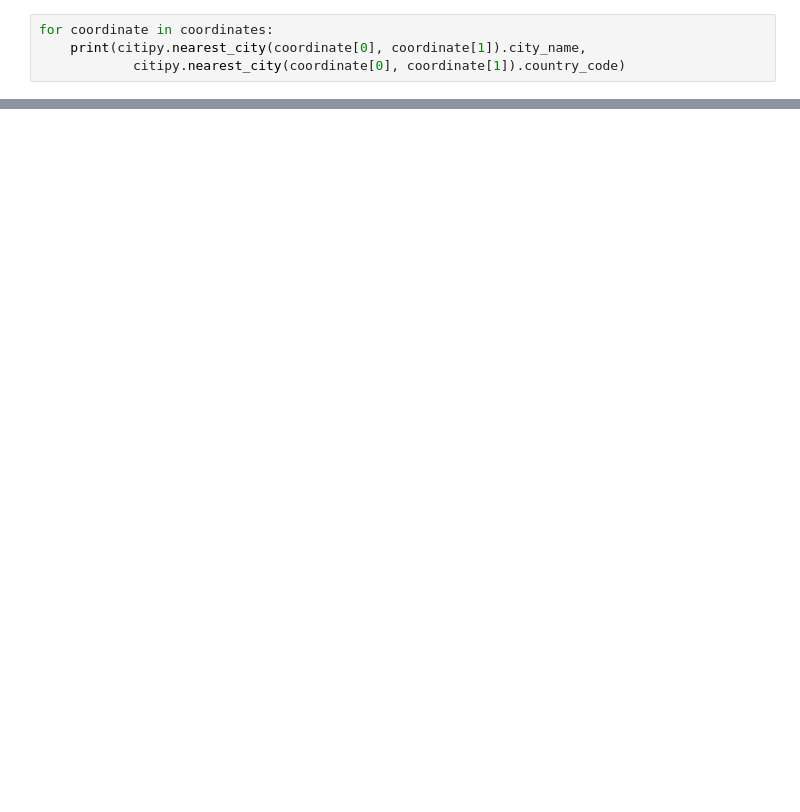
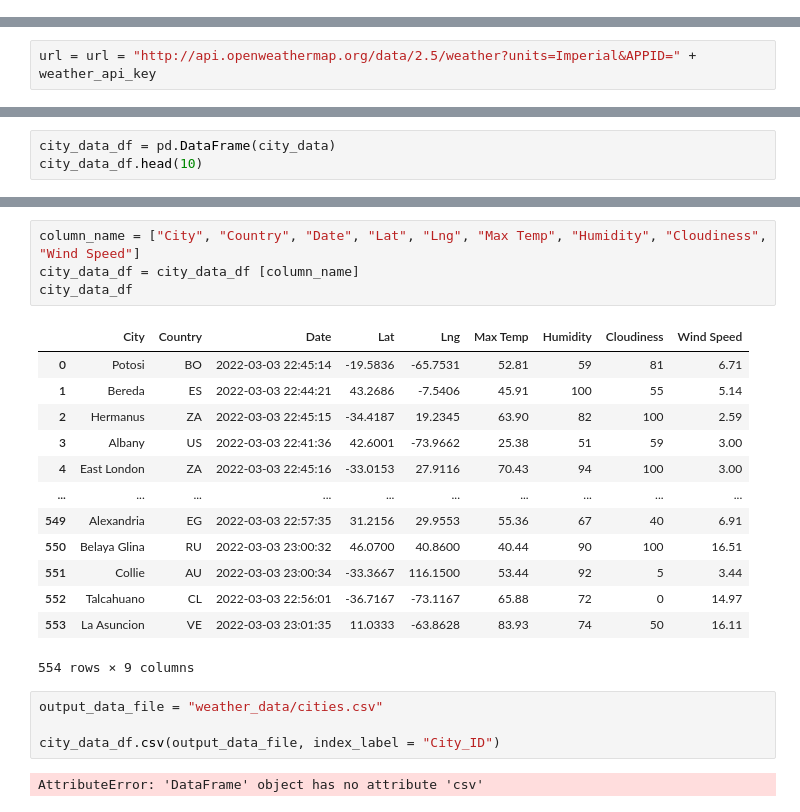
Before and after one commit to evanbruno617/World_Weather_Analysis, a Jupyter notebook: WeatherPy.ipynb, the cells around one changed output, grey strips where cells are left out. Drawn from its saved outputs; the diff is of its cells as text; blank space fills up the shorter version.

Commit message:
Cities created providing weather data

```diff
--- a/WeatherPy.ipynb
+++ b/WeatherPy.ipynb
@@ -18,4 +19,0 @@ from citipy import citipy
-# %%
-for coordinate in coordinates:
-    print(citipy.nearest_city(coordinate[0], coordinate[1]).city_name,
-            citipy.nearest_city(coordinate[0], coordinate[1]).country_code)
@@ -53,0 +34,2 @@ len(cities)
+# %%
+url = url = "http://api.openweathermap.org/data/2.5/weather?units=Imperial&APPID=" + weather_api_key
@@ -53,0 +115,3 @@ len(cities)
+# %%
+city_data_df = pd.DataFrame(city_data)
+city_data_df.head(10)
@@ -53,0 +130,24 @@ len(cities)
+# %%
+column_name = ["City", "Country", "Date", "Lat", "Lng", "Max Temp", "Humidity", "Cloudiness", "Wind Speed"]
+city_data_df = city_data_df [column_name]
+city_data_df
+# %% [output]
+|  | City | Country | Date | Lat | Lng | Max Temp | Humidity | Cloudiness | Wind Speed |
+| 0 | Potosi | BO | 2022-03-03 22:45:14 | -19.5836 | -65.7531 | 52.81 | 59 | 81 | 6.71 |
+| 1 | Bereda | ES | 2022-03-03 22:44:21 | 43.2686 | -7.5406 | 45.91 | 100 | 55 | 5.14 |
+| 2 | Hermanus | ZA | 2022-03-03 22:45:15 | -34.4187 | 19.2345 | 63.90 | 82 | 100 | 2.59 |
+| 3 | Albany | US | 2022-03-03 22:41:36 | 42.6001 | -73.9662 | 25.38 | 51 | 59 | 3.00 |
+| 4 | East London | ZA | 2022-03-03 22:45:16 | -33.0153 | 27.9116 | 70.43 | 94 | 100 | 3.00 |
+| ... | ... | ... | ... | ... | ... | ... | ... | ... | ... |
+| 549 | Alexandria | EG | 2022-03-03 22:57:35 | 31.2156 | 29.9553 | 55.36 | 67 | 40 | 6.91 |
+| 550 | Belaya Glina | RU | 2022-03-03 23:00:32 | 46.0700 | 40.8600 | 40.44 | 90 | 100 | 16.51 |
+| 551 | Collie | AU | 2022-03-03 23:00:34 | -33.3667 | 116.1500 | 53.44 | 92 | 5 | 3.44 |
+| 552 | Talcahuano | CL | 2022-03-03 22:56:01 | -36.7167 | -73.1167 | 65.88 | 72 | 0 | 14.97 |
+| 553 | La Asuncion | VE | 2022-03-03 23:01:35 | 11.0333 | -63.8628 | 83.93 | 74 | 50 | 16.11 |
+554 rows × 9 columns
+# %%
+output_data_file = "weather_data/cities.csv"
+
+city_data_df.csv(output_data_file, index_label = "City_ID")
+# %% [output]
+AttributeError: 'DataFrame' object has no attribute 'csv'
```
Also changed, not shown: parts of 8 cells of this notebook, 1 other file.
